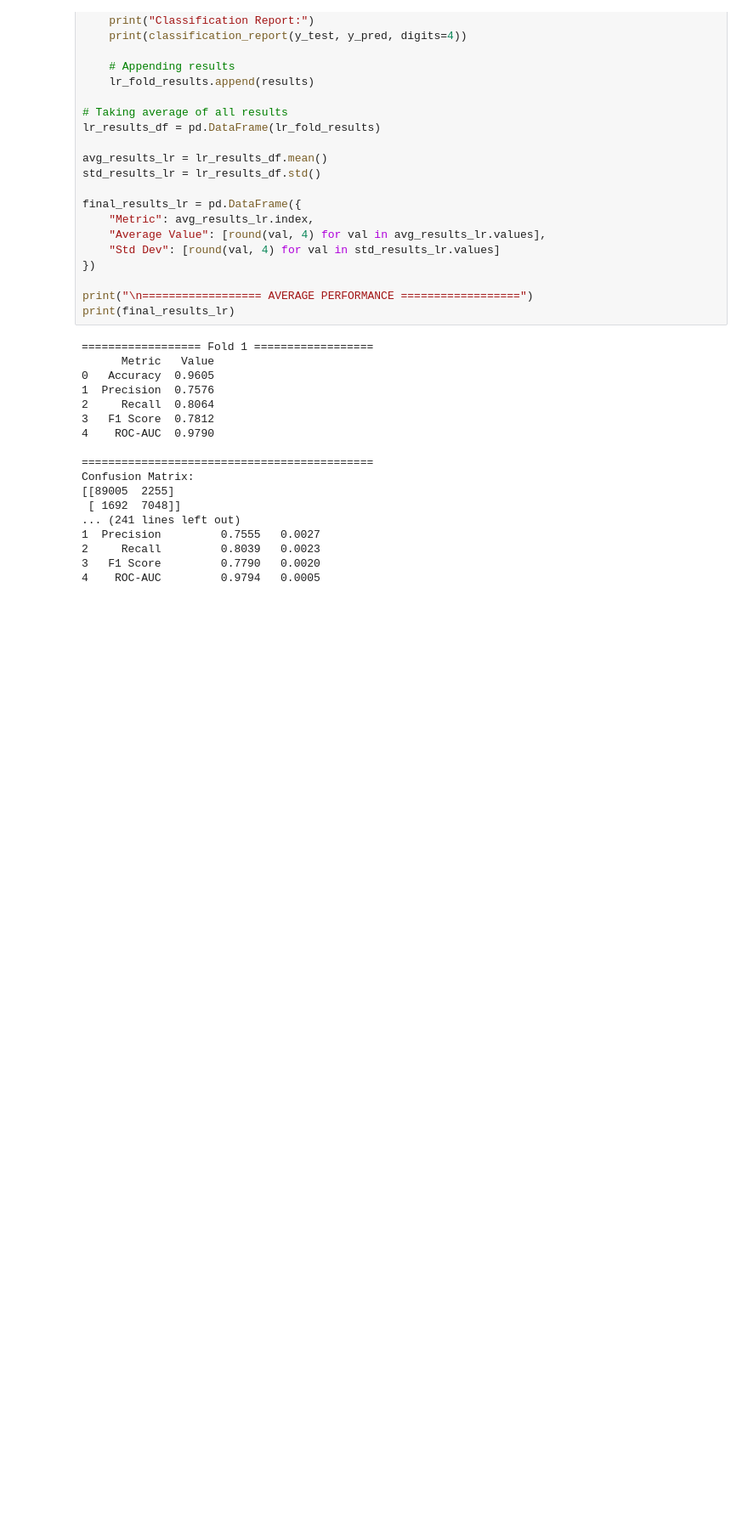
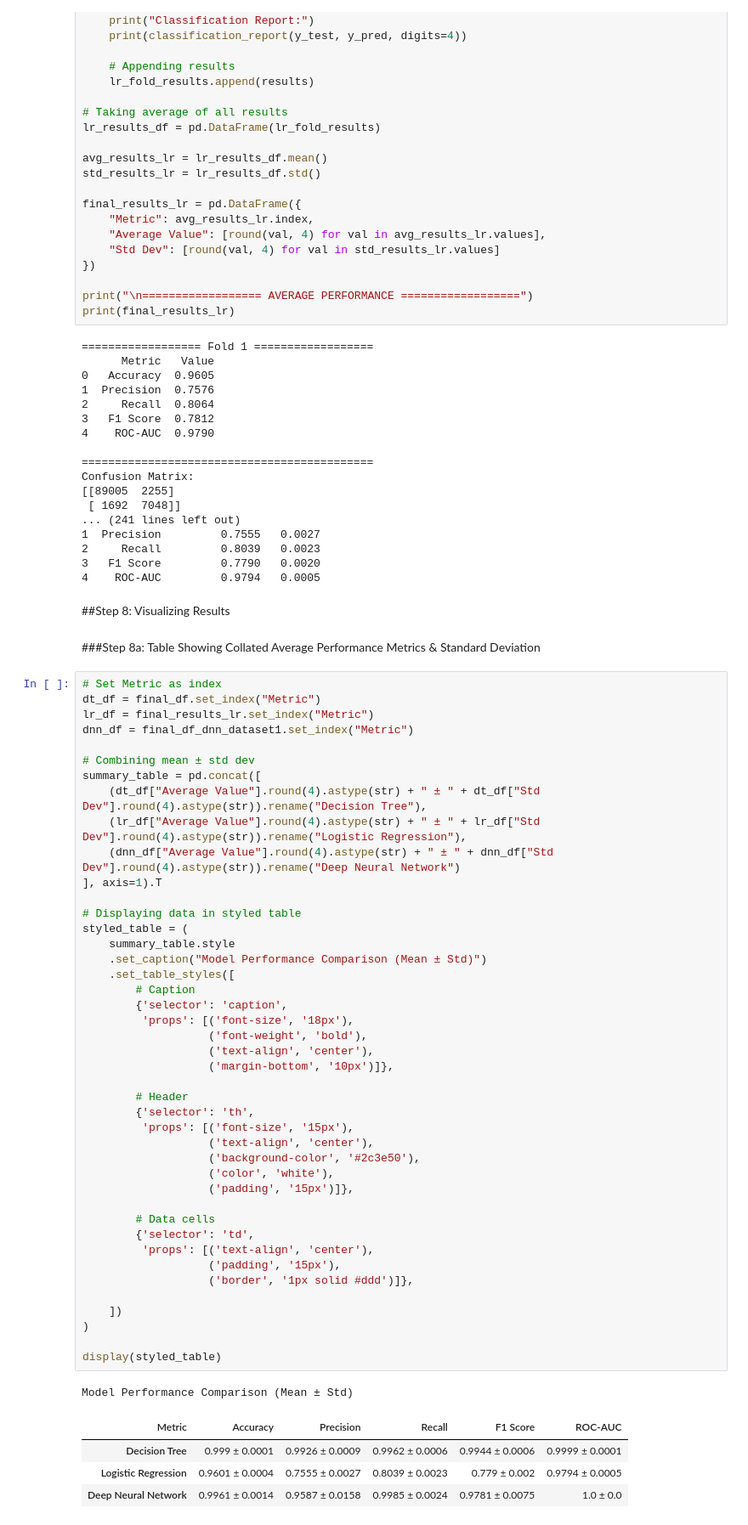
Before and after one commit to COMP3608-Group-12/Project, a Jupyter notebook: Group_12_Dataset_2.ipynb, the cells around one changed output. Shown at 85% size. Saved outputs shown, nothing was run; the diff lists cells and outputs as text; blank space fills up the shorter version.

Commit message:
Added table showing collated performance metrics for the 3 models (mean & std dev)

```diff
--- a/Group_12_Dataset_2.ipynb
+++ b/Group_12_Dataset_2.ipynb
@@ -429,3 +428,56 @@ Confusion Matrix:
 2     Recall         0.8039   0.0023
 3   F1 Score         0.7790   0.0020
 4    ROC-AUC         0.9794   0.0005
+# %% [markdown]
+##Step 8: Visualizing Results
+# %% [markdown]
+###Step 8a: Table Showing Collated Average Performance Metrics & Standard Deviation
+# %%
+# Set Metric as index
+dt_df = final_df.set_index("Metric")
+lr_df = final_results_lr.set_index("Metric")
+dnn_df = final_df_dnn_dataset1.set_index("Metric")
+
+# Combining mean ± std dev
+summary_table = pd.concat([
+    (dt_df["Average Value"].round(4).astype(str) + " ± " + dt_df["Std Dev"].round(4).astype(str)).rename("Decision Tree"),
+    (lr_df["Average Value"].round(4).astype(str) + " ± " + lr_df["Std Dev"].round(4).astype(str)).rename("Logistic Regression"),
+    (dnn_df["Average Value"].round(4).astype(str) + " ± " + dnn_df["Std Dev"].round(4).astype(str)).rename("Deep Neural Network")
+], axis=1).T
+
+# Displaying data in styled table
+styled_table = (
+    summary_table.style
+    .set_caption("Model Performance Comparison (Mean ± Std)")
+    .set_table_styles([
+        # Caption
+        {'selector': 'caption',
+         'props': [('font-size', '18px'),
+                   ('font-weight', 'bold'),
+                   ('text-align', 'center'),
+                   ('margin-bottom', '10px')]},
+
+        # Header
+        {'selector': 'th',
+         'props': [('font-size', '15px'),
+                   ('text-align', 'center'),
+                   ('background-color', '#2c3e50'),
+                   ('color', 'white'),
+                   ('padding', '15px')]},
+
+        # Data cells
+        {'selector': 'td',
+         'props': [('text-align', 'center'),
+                   ('padding', '15px'),
+                   ('border', '1px solid #ddd')]},
+
+    ])
+)
+
+display(styled_table)
+# %% [output]
+Model Performance Comparison (Mean ± Std)
+| Metric | Accuracy | Precision | Recall | F1 Score | ROC-AUC |
+| Decision Tree | 0.999 ± 0.0001 | 0.9926 ± 0.0009 | 0.9962 ± 0.0006 | 0.9944 ± 0.0006 | 0.9999 ± 0.0001 |
+| Logistic Regression | 0.9601 ± 0.0004 | 0.7555 ± 0.0027 | 0.8039 ± 0.0023 | 0.779 ± 0.002 | 0.9794 ± 0.0005 |
+| Deep Neural Network | 0.9961 ± 0.0014 | 0.9587 ± 0.0158 | 0.9985 ± 0.0024 | 0.9781 ± 0.0075 | 1.0 ± 0.0 |
```
Also changed, not shown: parts of 6 cells of this notebook.
